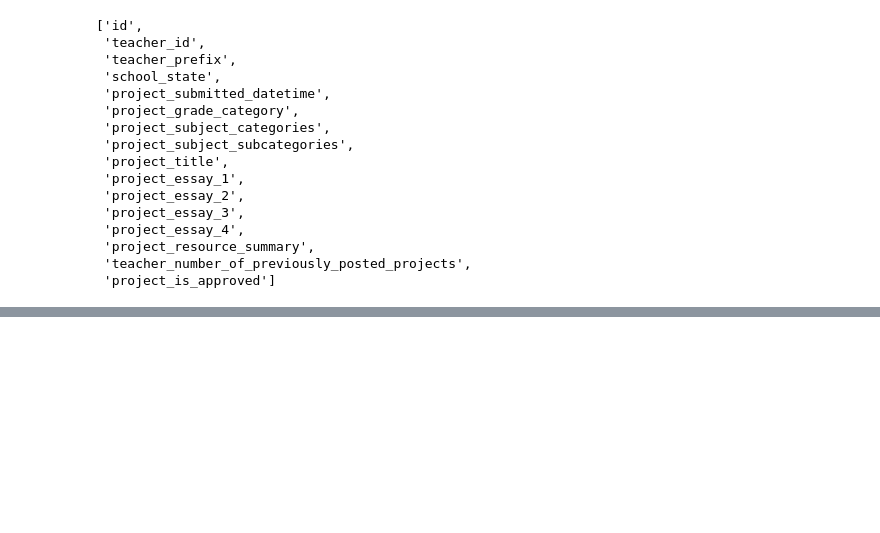
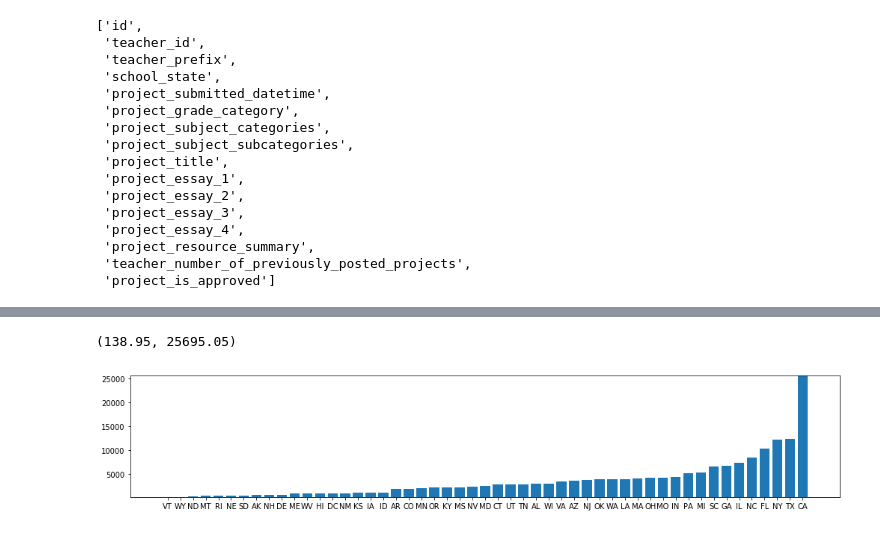
Before and after one commit to aaronpenne/machine_learning_nanodegree, a Jupyter notebook: donorschoose.ipynb, the cells around one changed output, grey strips where cells are left out. Saved outputs shown, nothing was run; the diff lists cells and outputs as text; code cells hidden in the pictures; blank space fills up the shorter version.

```diff
--- a/donorschoose.ipynb
+++ b/donorschoose.ipynb
@@ -97,0 +237,3 @@ df.head()
+# %%
+num = dp.sum().sort_values()
+num
@@ -97,0 +258,7 @@ df.head()
+# %%
+fig, ax = plt.subplots(figsize=(17, 3))
+plt.bar(list(num.index), num)
+ax.set_ylim([num.min()-0.05, num.max()+0.05])
+# %% [output]
+(138.95, 25695.05)
+[figure, added]
```
Also changed, not shown: parts of 27 cells of this notebook.
